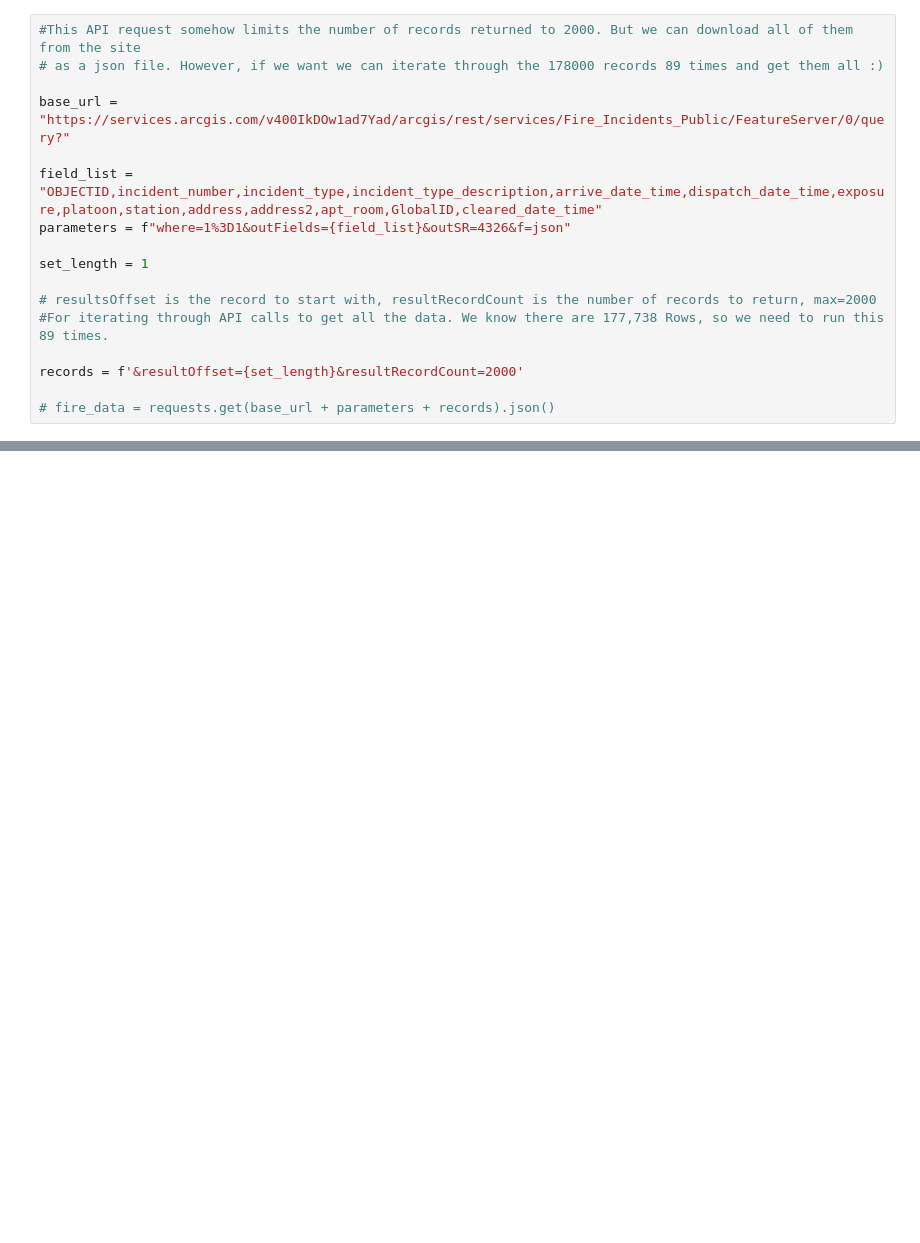
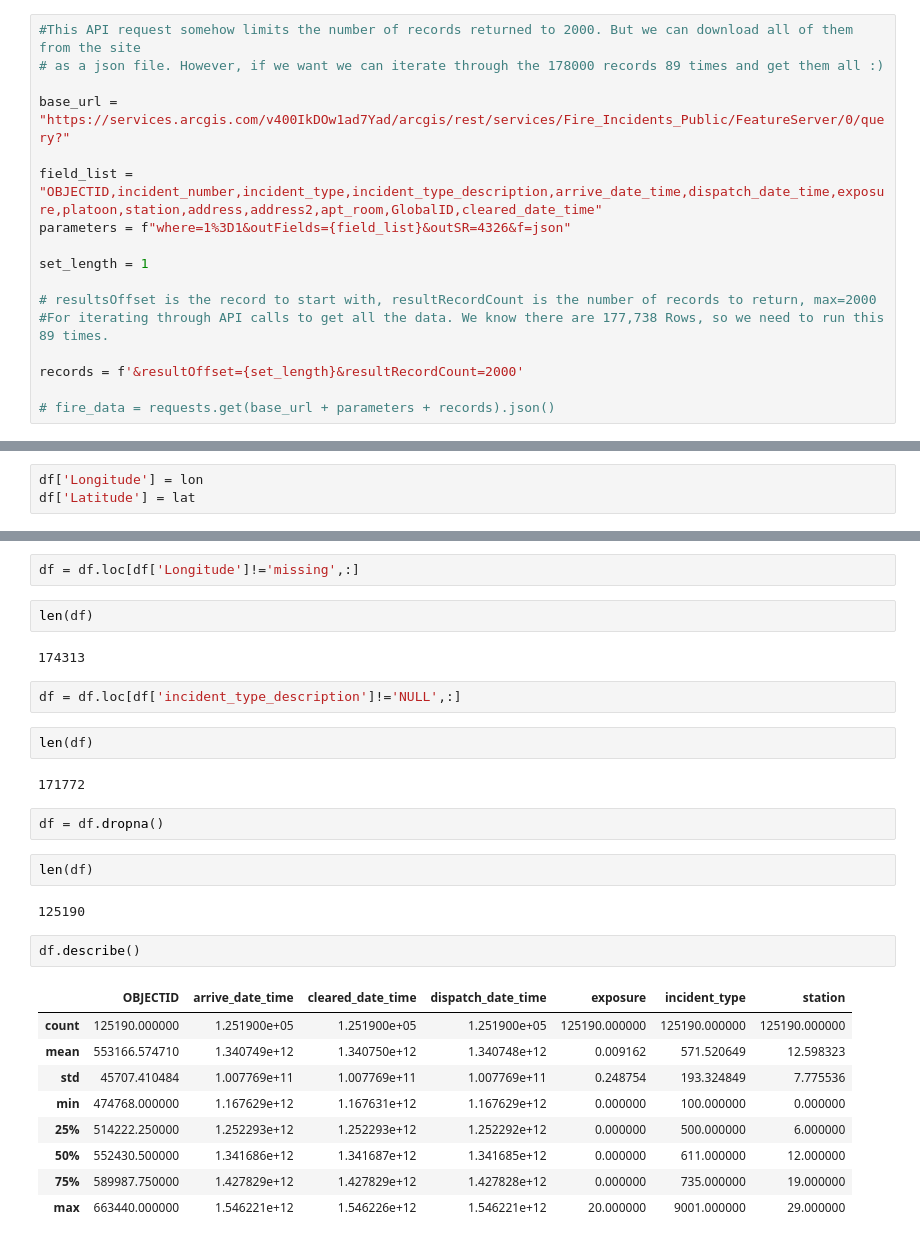
Before and after one commit to xjarodx/Project_1_Group_7, a Jupyter notebook: FireDataAPI.ipynb, the cells around one changed output, grey strips where cells are left out. Saved outputs shown, nothing was run; the diff lists cells and outputs as text; blank space fills up the shorter version.

```diff
--- a/FireDataAPI.ipynb
+++ b/FireDataAPI.ipynb
@@ -182,0 +168,3 @@ incidents[0]
+# %%
+df['Longitude'] = lon
+df['Latitude'] = lat
@@ -182,0 +180,30 @@ incidents[0]
+# %%
+df = df.loc[df['Longitude']!='missing',:]
+# %%
+len(df)
+# %% [output]
+174313
+# %%
+df = df.loc[df['incident_type_description']!='NULL',:]
+# %%
+len(df)
+# %% [output]
+171772
+# %%
+df = df.dropna()
+# %%
+len(df)
+# %% [output]
+125190
+# %%
+df.describe()
+# %% [output]
+|  | OBJECTID | arrive_date_time | cleared_date_time | dispatch_date_time | exposure | incident_type | station |
+| count | 125190.000000 | 1.251900e+05 | 1.251900e+05 | 1.251900e+05 | 125190.000000 | 125190.000000 | 125190.000000 |
+| mean | 553166.574710 | 1.340749e+12 | 1.340750e+12 | 1.340748e+12 | 0.009162 | 571.520649 | 12.598323 |
+| std | 45707.410484 | 1.007769e+11 | 1.007769e+11 | 1.007769e+11 | 0.248754 | 193.324849 | 7.775536 |
+| min | 474768.000000 | 1.167629e+12 | 1.167631e+12 | 1.167629e+12 | 0.000000 | 100.000000 | 0.000000 |
+| 25% | 514222.250000 | 1.252293e+12 | 1.252293e+12 | 1.252292e+12 | 0.000000 | 500.000000 | 6.000000 |
+| 50% | 552430.500000 | 1.341686e+12 | 1.341687e+12 | 1.341685e+12 | 0.000000 | 611.000000 | 12.000000 |
+| 75% | 589987.750000 | 1.427829e+12 | 1.427829e+12 | 1.427828e+12 | 0.000000 | 735.000000 | 19.000000 |
+| max | 663440.000000 | 1.546221e+12 | 1.546226e+12 | 1.546221e+12 | 20.000000 | 9001.000000 | 29.000000 |
```
Also changed, not shown: parts of 12 cells of this notebook, 3 other files.
